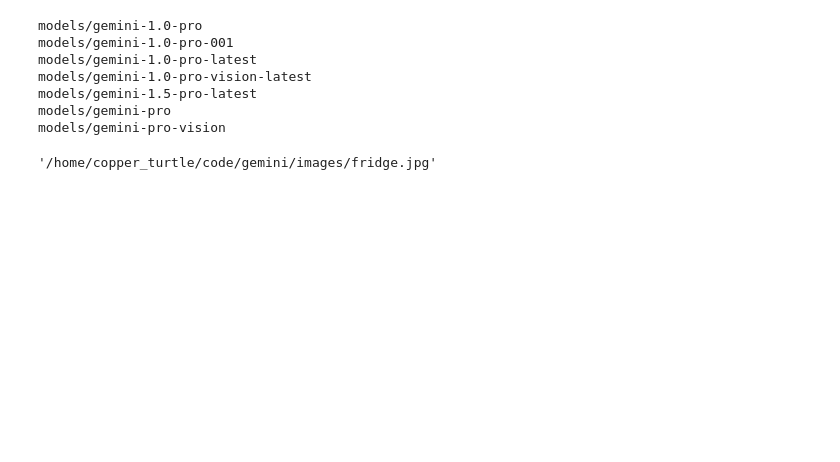
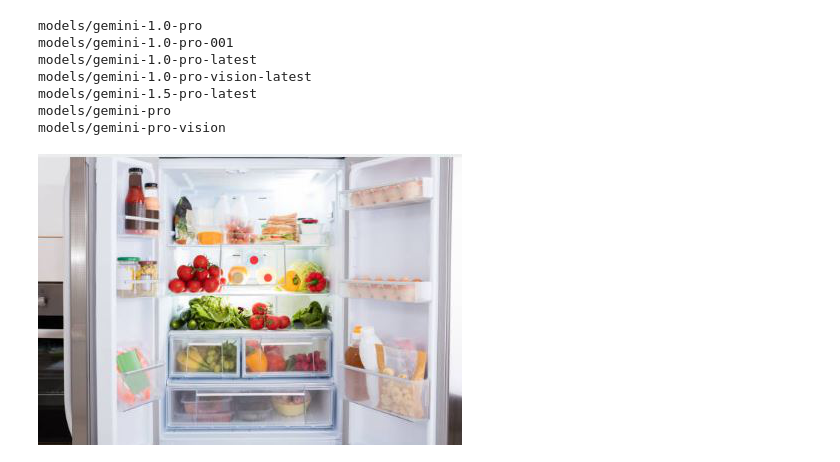
Before and after one commit to jinman36/gemini_practice, a Jupyter notebook: Talking_with_image.ipynb, the cells around one changed output. Drawn from its saved outputs; the diff is of its cells as text; code cells hidden in the pictures; blank space fills up the shorter version.

Commit message:
complete talking with image section

```diff
--- a/Talking_with_image.ipynb
+++ b/Talking_with_image.ipynb
@@ -22,8 +23,14 @@ models/gemini-1.0-pro-vision-latest
 models/gemini-1.5-pro-latest
 models/gemini-pro
 models/gemini-pro-vision
-# %%
-image_path = input("input image location: ")
-image_path
-# %% [output]
-'/home/copper_turtle/code/gemini/images/fridge.jpg'
+# %%
+# image_path = input("input image location: ")
+image_path = "/home/copper_turtle/code/gemini_practice/images/fridge.jpg"
+if not os.path.isfile(image_path):
+    raise SystemExit("invalid Path, Exiting ... ")
+
+img = Image.open(image_path)
+# %%
+img
+# %% [output]
+[figure, added]
```
Also changed, not shown: parts of 2 cells of this notebook, 2 other files.
